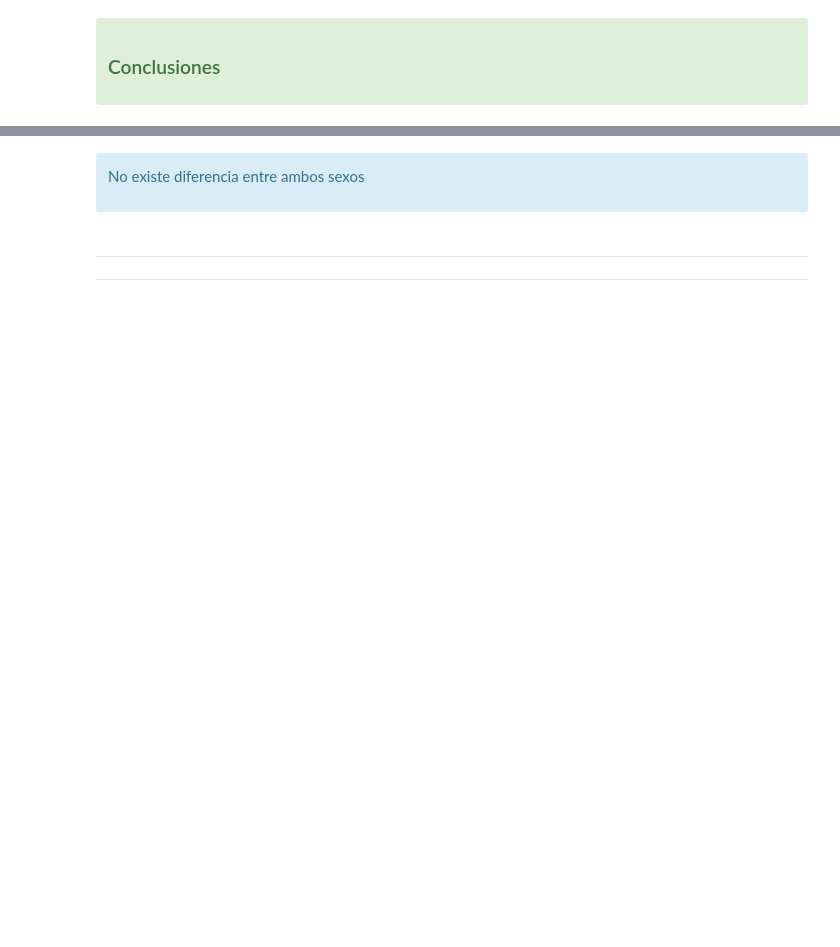
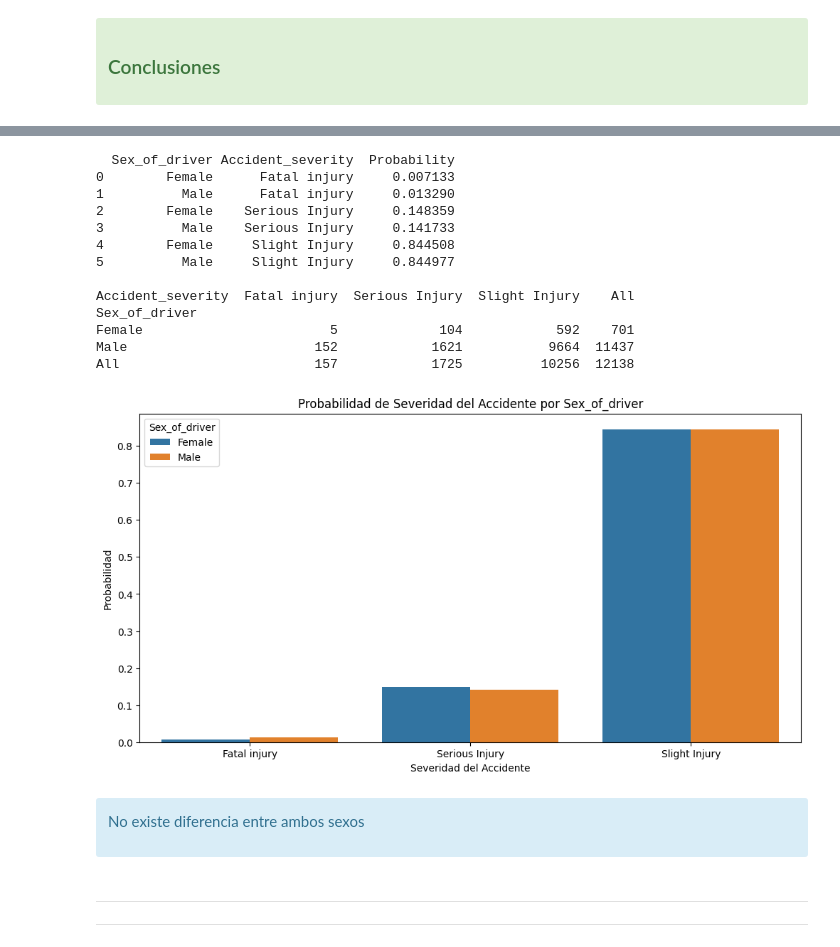
Before and after one commit to diegogerwig/TheBridge_DataScience_Proyecto_MachineLearning, a Jupyter notebook: notebooks/04_Conclusiones.ipynb, the cells around one changed output, grey strips where cells are left out. Cells and saved outputs as stored; diff of their text form; code cells hidden in the pictures; blank space fills up the shorter version.

```diff
--- a/notebooks/04_Conclusiones.ipynb
+++ b/notebooks/04_Conclusiones.ipynb
@@ -36,21 +37 @@ df = pd.read_csv(raw_data_path)
 </div>
-# %%
-# Create the contingency table
-contingency_table = pd.crosstab(
-    index=df['Sex_of_driver'].loc[df['Sex_of_driver'] != "Unknown"],
-    columns=df['Accident_severity'],
-    margins=True
-)
-
-# Calculate and display the probabilities for each type of severity
-for severity in contingency_table.columns[:-1]:  # Exclude 'All' column
-    if severity in contingency_table.columns:
-        prob_female = contingency_table.loc['Female', severity] / contingency_table.loc['Female', 'All']
-        prob_male = contingency_table.loc['Male', severity] / contingency_table.loc['Male', 'All']
-
-        print(f"Female | Severity = {severity} \t= \t{prob_female:.3f}")
-        print(f"Male   | Severity = {severity} \t= \t{prob_male:.3f}")
-        print()
-
-# Display the contingency table
-print(contingency_table)
@@ -72,3 +38,61 @@ All                         157            1725          10256  12138
+# %%
+survey = 'Sex_of_driver'
+
+table = pd.crosstab(
+    index=raw_data[survey].loc[raw_data[survey] != "Unknown"],
+    columns=raw_data['Accident_severity'],
+    margins=True
+)
+
+rows_list = []
+
+for severity in table.columns[:-1]:
+    for data_survey in table.index[:-1]:
+        if table.loc[data_survey, 'All'] > 0:
+            prob = table.loc[data_survey, severity] / table.loc[data_survey, 'All']
+        else:
+            prob = 0
+
+        new_row = pd.DataFrame({
+            survey: [data_survey],
+            'Accident_severity': [severity],
+            'Probability': [prob]
+        })
+
+        rows_list.append(new_row)
+
+probabilities = pd.concat(rows_list, ignore_index=True)
+
+print(probabilities)
+
+print()
+
+print(table)
+
+plt.figure(figsize=(12, 6))
+
+sns.barplot(x='Accident_severity', y='Probability', hue=survey, data=probabilities)
+
+plt.title(f'Probabilidad de Severidad del Accidente por {survey}')
+plt.ylabel('Probabilidad')
+plt.xlabel('Severidad del Accidente')
+plt.legend(title=survey)
+plt.show()
+# %% [output]
+  Sex_of_driver Accident_severity  Probability
+0        Female      Fatal injury     0.007133
+1          Male      Fatal injury     0.013290
+2        Female    Serious Injury     0.148359
+3          Male    Serious Injury     0.141733
+4        Female     Slight Injury     0.844508
+5          Male     Slight Injury     0.844977
+
+Accident_severity  Fatal injury  Serious Injury  Slight Injury    All
+Sex_of_driver
+Female                        5             104            592    701
+Male                        152            1621           9664  11437
+All                         157            1725          10256  12138
+[figure, added]
 # %% [markdown]
 <div class="alert alert-block alert-info">
 <p>No existe diferencia entre ambos sexos</p>
```
Also changed, not shown: parts of 14 cells of this notebook, 1 other file.
